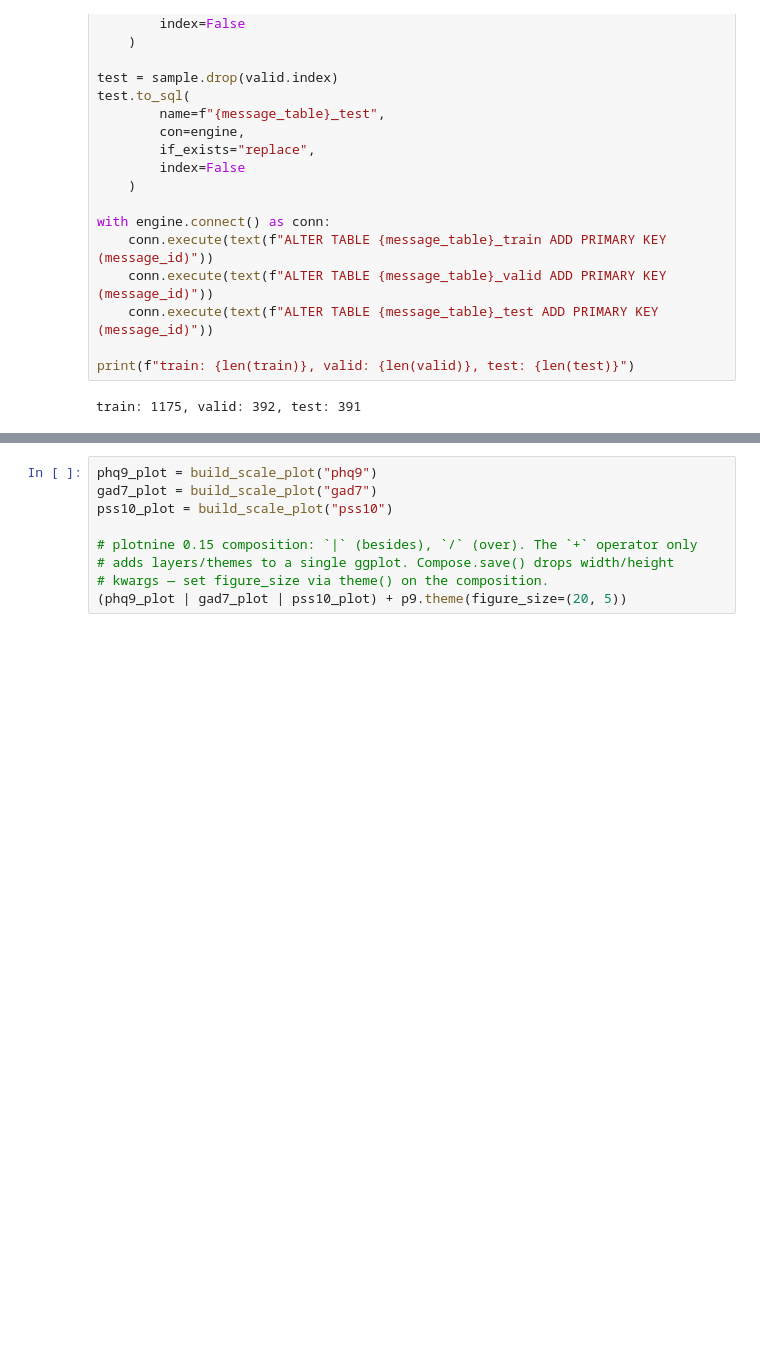
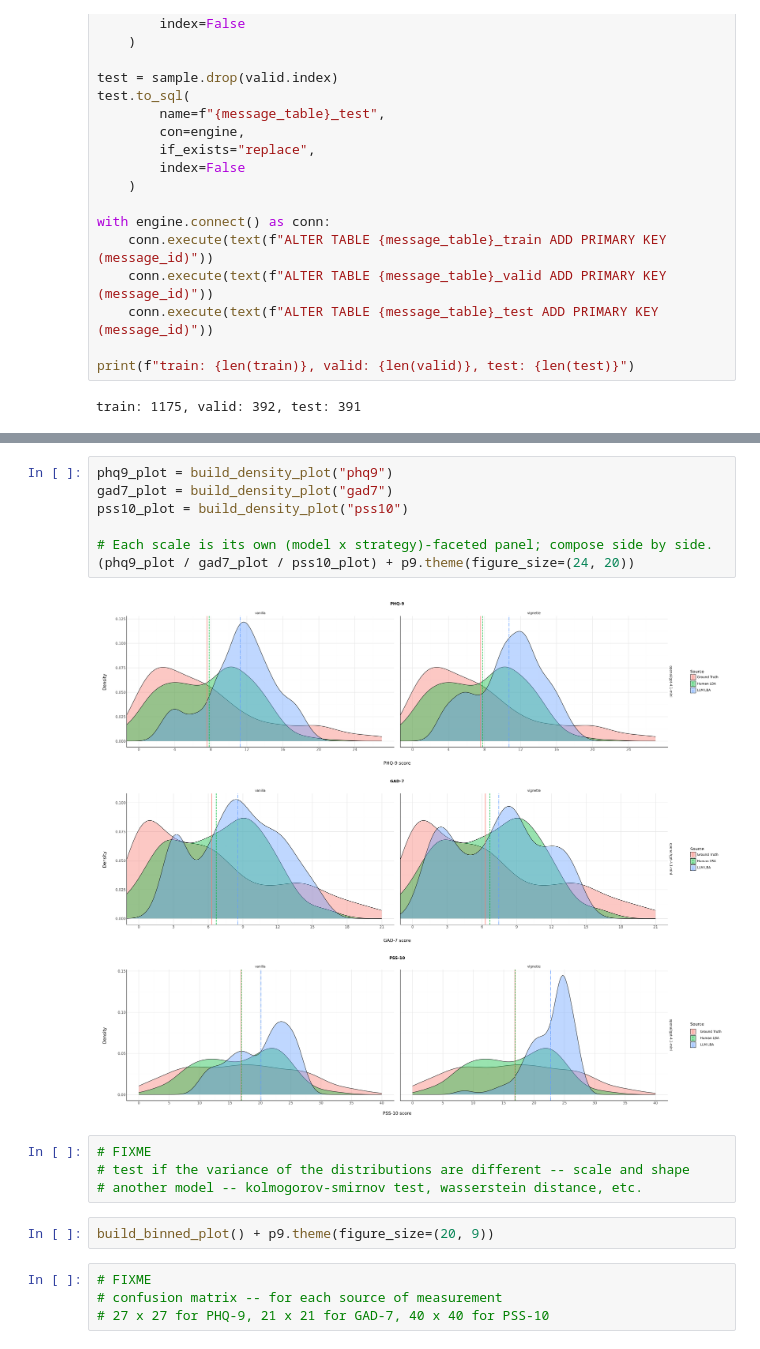
Before and after one commit to shshnk94/personallm, a Jupyter notebook: notebooks/analysis.ipynb, the cells around one changed output, grey strips where cells are left out. Drawn from its saved outputs; the diff is of its cells as text; blank space fills up the shorter version.

```diff
--- a/notebooks/analysis.ipynb
+++ b/notebooks/analysis.ipynb
@@ -216,9 +420,19 @@ def build_scale_plot(scale: str):
 # %%
-phq9_plot = build_scale_plot("phq9")
-gad7_plot = build_scale_plot("gad7")
-pss10_plot = build_scale_plot("pss10")
+phq9_plot = build_density_plot("phq9")
+gad7_plot = build_density_plot("gad7")
+pss10_plot = build_density_plot("pss10")
 
-# plotnine 0.15 composition: `|` (besides), `/` (over). The `+` operator only
-# adds layers/themes to a single ggplot. Compose.save() drops width/height
-# kwargs — set figure_size via theme() on the composition.
-(phq9_plot | gad7_plot | pss10_plot) + p9.theme(figure_size=(20, 5))
+# Each scale is its own (model x strategy)-faceted panel; compose side by side.
+(phq9_plot / gad7_plot / pss10_plot) + p9.theme(figure_size=(24, 20))
+# %% [output]
+[figure, added]
+# %%
+# FIXME
+# test if the variance of the distributions are different -- scale and shape
+# another model -- kolmogorov-smirnov test, wasserstein distance, etc.
+# %%
+build_binned_plot() + p9.theme(figure_size=(20, 9))
+# %%
+# FIXME
+# confusion matrix -- for each source of measurement
+# 27 x 27 for PHQ-9, 21 x 21 for GAD-7, 40 x 40 for PSS-10
```
Also changed, not shown: parts of 15 cells of this notebook, 2 other files.
